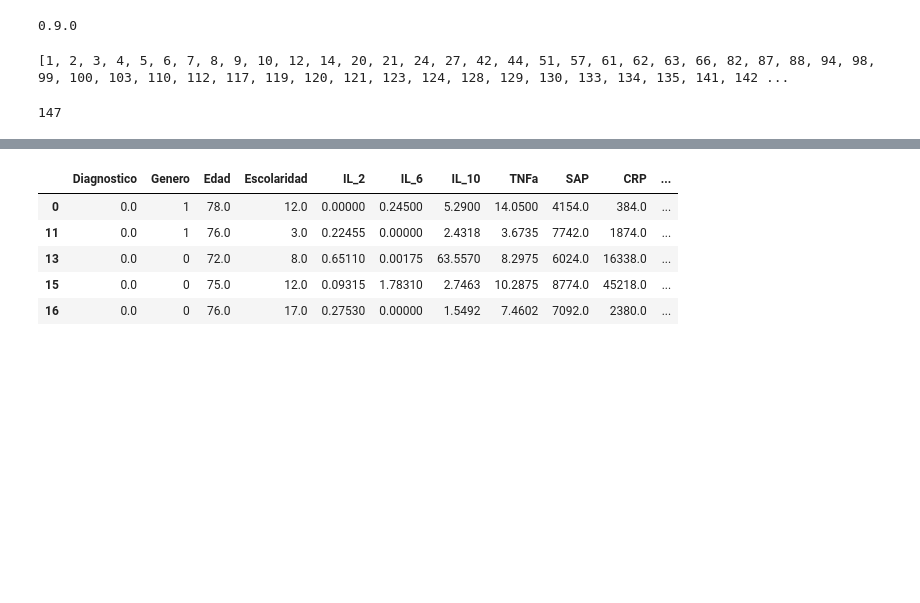
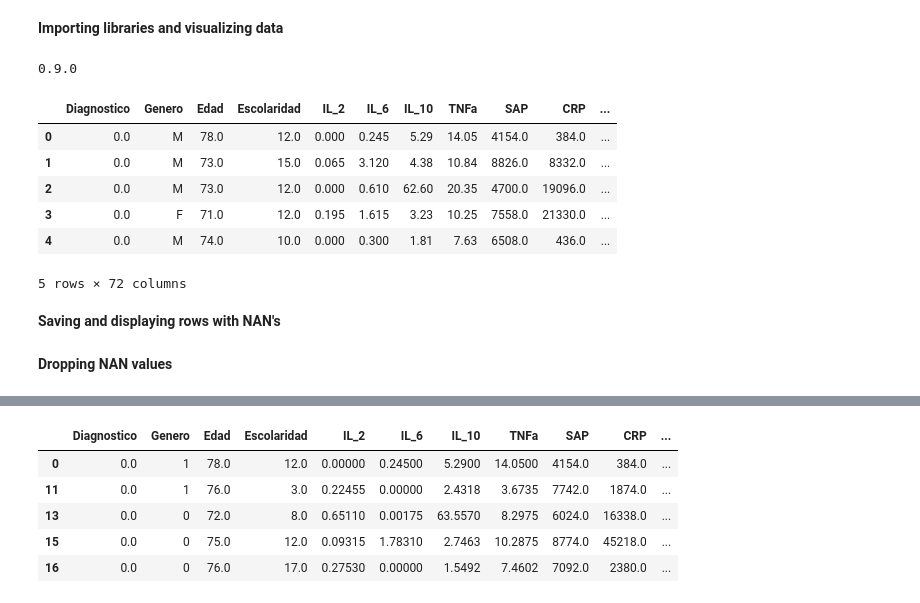
Before and after one commit to alfredo-oss/Prediction-Models-for-Clinical-Data, a Jupyter notebook: Imbalanced Class Multi-class clasification-PCA.ipynb, the cells around one changed output, grey strips where cells are left out. Saved outputs shown, nothing was run; the diff lists cells and outputs as text; code cells hidden in the pictures; blank space fills up the shorter version.

```diff
--- a/Imbalanced Class Multi-class clasification-PCA.ipynb
+++ b/Imbalanced Class Multi-class clasification-PCA.ipynb
@@ -1,13 +1,33 @@
+# %% [markdown]
+**Importing libraries and visualizing data**
 # %%
 import numpy as np
 import pandas as pd
 import matplotlib.pyplot as plt
 from sklearn.model_selection import train_test_split
 from sklearn.neighbors import KNeighborsClassifier
 from sklearn.datasets import load_digits
 from sklearn.metrics import plot_confusion_matrix
+import imblearn
+print(imblearn.__version__)
+from pandas import read_csv
+from collections import Counter
+from matplotlib import pyplot
+from sklearn.preprocessing import LabelEncoder
+from sklearn.ensemble import RandomForestClassifier
+from sklearn.model_selection import RepeatedStratifiedKFold
+from sklearn.model_selection import cross_val_score
+from numpy import mean
+from numpy import std
+
+df = pd.read_excel('Clinical Data.xlsx', sheet_name= "DATACOMPLETA")
+df.head(5)
+# %% [output]
+0.9.0
+|  | Diagnostico | Genero | Edad | Escolaridad | IL_2 | IL_6 | IL_10 | TNFa | SAP | CRP | ... |
+| 0 | 0.0 | M | 78.0 | 12.0 | 0.000 | 0.245 | 5.29 | 14.05 | 4154.0 | 384.0 | ... |
+| 1 | 0.0 | M | 73.0 | 15.0 | 0.065 | 3.120 | 4.38 | 10.84 | 8826.0 | 8332.0 | ... |
+| 2 | 0.0 | M | 73.0 | 12.0 | 0.000 | 0.610 | 62.60 | 20.35 | 4700.0 | 19096.0 | ... |
+| 3 | 0.0 | F | 71.0 | 12.0 | 0.195 | 1.615 | 3.23 | 10.25 | 7558.0 | 21330.0 | ... |
+| 4 | 0.0 | M | 74.0 | 10.0 | 0.000 | 0.300 | 1.81 | 7.63 | 6508.0 | 436.0 | ... |
+5 rows × 72 columns
-# %%
-import imblearn
-print(imblearn.__version__)
-# %% [output]
-0.9.0
@@ -25,15 +34,7 @@ from numpy import std
+# %% [markdown]
+**Saving and displaying rows with NAN's**
 # %%
-# define the dataset location
-df = pd.read_excel('datafred.xlsx', sheet_name= "DATACOMPLETA")
-
-#NAN checks
-
 rows_with_nan = [index for index, row in df.iterrows() if row.isnull().any()]
-
 print(rows_with_nan)
-
-df= df.dropna()
-len(df)
-# %% [output]
-[1, 2, 3, 4, 5, 6, 7, 8, 9, 10, 12, 14, 20, 21, 24, 27, 42, 44, 51, 57, 61, 62, 63, 66, 82, 87, 88, 94, 98, 99, 100, 103, 110, 112, 117, 119, 120, 121, 123, 124, 128, 129, 130, 133, 134, 135, 141, 142 ...
-147
+# %% [markdown]
+**Dropping NAN values**
```
Also changed, not shown: parts of 17 cells of this notebook.
